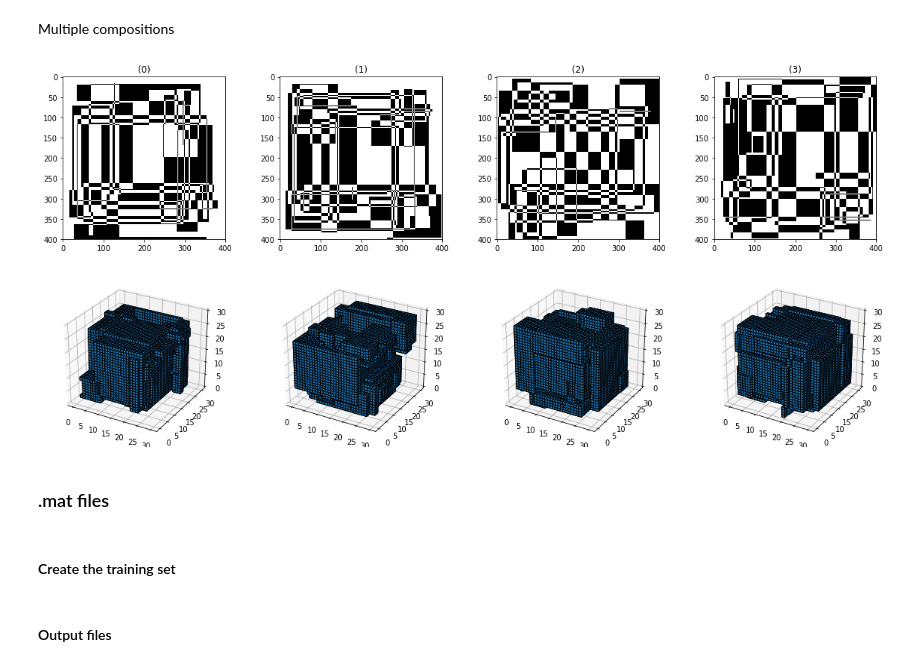
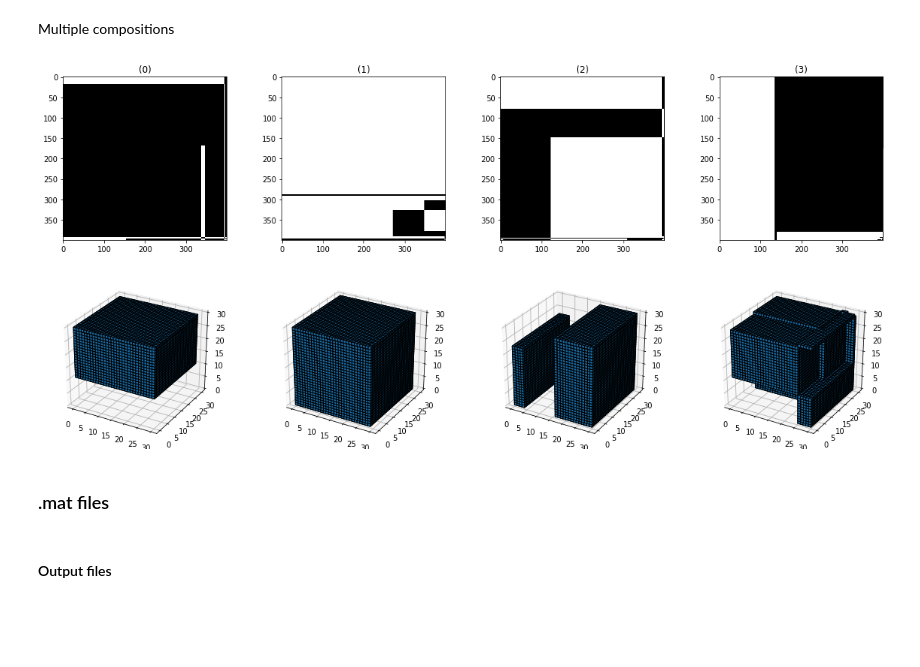
Before and after one commit to merttoka/vis_composition, a Jupyter notebook: Visual_Comp_v0.2.ipynb, the cells around one changed output. Saved outputs shown, nothing was run; the diff lists cells and outputs as text; code cells hidden in the pictures; blank space fills up the shorter version.

```diff
--- a/Visual_Comp_v0.2.ipynb
+++ b/Visual_Comp_v0.2.ipynb
@@ -261,14 +261,14 @@ Multiple compositions
 SIZE = (400,400,400)
 Os = create_matrices(4, 40, size=SIZE)
 # %%
-Os = evolve_all(Os, n=2000, range=0.1, size=SIZE)
+Os = evolve_all(Os, n=10000, range=0.1, size=SIZE)
 show_all(Os, size=SIZE)
 # %% [output]
-[figure, old version]
+[figure, new version]
 # %%
 show_voxels(Os, size=(30,30,30), compSize=SIZE)
 # %% [output]
-[figure, old version]
+[figure, new version]
 # %% [markdown]
 ### .mat files
 # %%
@@ -293,5 +293,3 @@ def save_mat(name, O, comp=True):
 
     ## write mat file
     savemat(name, obj, do_compression=comp)
-# %% [markdown]
-#### Create the training set
```
Also changed, not shown: parts of 7 cells of this notebook, 5 other files.
